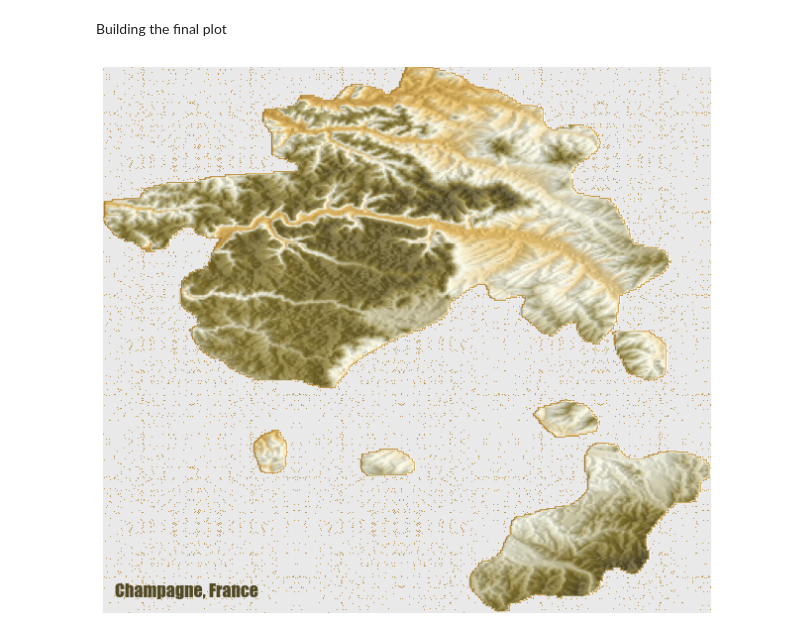
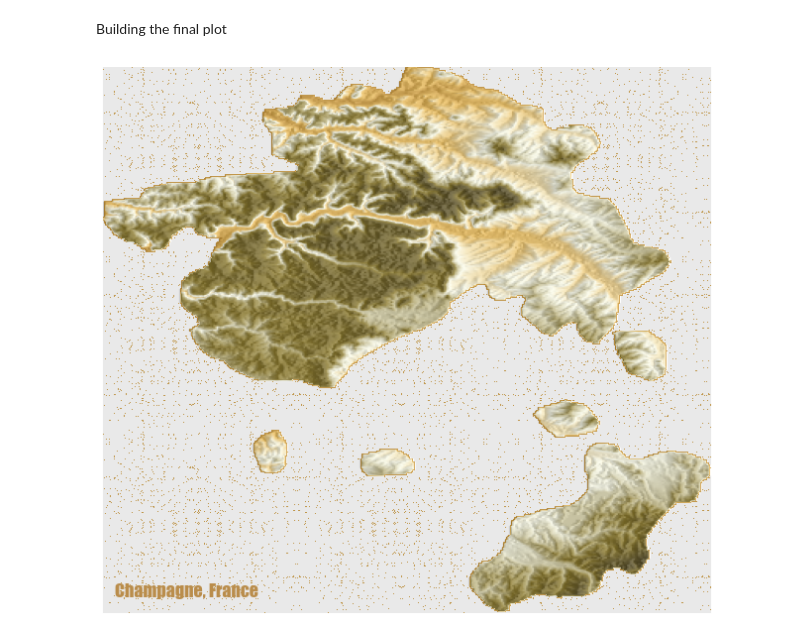
Before and after one commit to VikkiWalls/30-Day-Map-Challenge-2022, a Jupyter notebook: Code/Day 15 - FoodDrink.ipynb, the cells around one changed output. Drawn from its saved outputs; the diff is of its cells as text; code cells hidden in the pictures.

```diff
--- a/Code/Day 15 - FoodDrink.ipynb
+++ b/Code/Day 15 - FoodDrink.ipynb
@@ -64,15 +64,15 @@ Building the final plot
 # %%
 fig, ax = plt.subplots(figsize=(11, 11))
 i = plt.imshow(champ[0], cmap=champreg_colormap, norm=colors.LogNorm())
 ax.imshow(hillshade, cmap="Greys", alpha=0.2)
 ax.axis('off')
 
 txt = ax.text(0.02, 0.03, "Champagne, France",
               size=18,
-              color='#524925',
+              color='#BA8D4B',
               transform = ax.transAxes,
               fontfamily='fantasy')
 
 plt.show()
 # %% [output]
-[figure, old version]
+[figure, new version]
```
Also changed, not shown: 1 other file.
